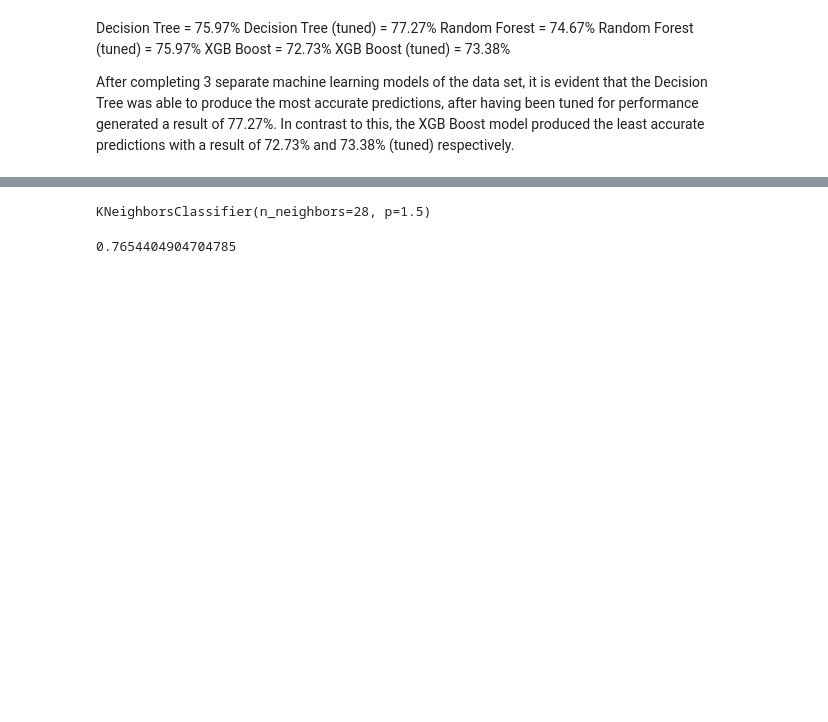
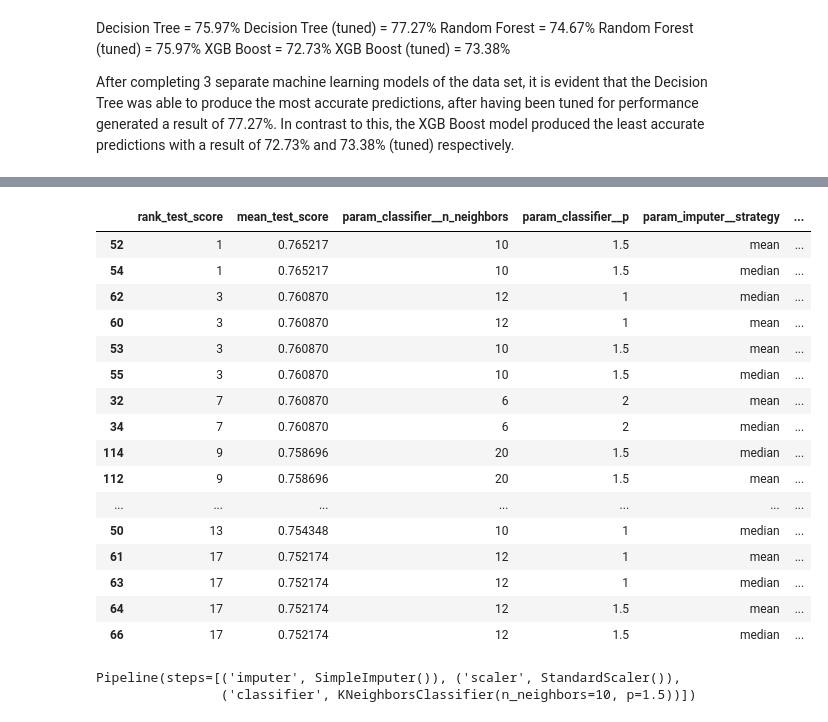
Before and after one commit to 4GeeksAcademy/Kransky_85_Decision_Tree_EDA, a Jupyter notebook: src/explore.ipynb, the cells around one changed output, grey strips where cells are left out. Cells and saved outputs as stored; diff of their text form; code cells hidden in the pictures; blank space fills up the shorter version.

```diff
--- a/src/explore.ipynb
+++ b/src/explore.ipynb
@@ -734,0 +659,5 @@ grid_search = GridSearchCV(knn, parameters_grid, scoring='accuracy')
+# %%
+X = total_data.drop("Outcome", axis = 1)
+y = total_data["Outcome"]
+
+X_train, X_test, y_train, y_test = train_test_split(X, y, test_size = 0.4, random_state = 42)
@@ -734,0 +676,12 @@ grid_search = GridSearchCV(knn, parameters_grid, scoring='accuracy')
+# %%
+from sklearn.preprocessing import StandardScaler, MinMaxScaler
+
+parameters_grid = {
+    'imputer__strategy' : ['mean', 'median'],
+    'scaler' : [StandardScaler(), MinMaxScaler()],
+    'classifier__n_neighbors' : K_values,
+    'classifier__p' : p_values
+}
+# %%
+grid_search = GridSearchCV(pipe, parameters_grid, scoring='accuracy')
+grid_search
@@ -746,9 +717,32 @@ grid_search.best_params_
+# %%
+CV_df.sort_values(by='rank_test_score').head(20)[[
+    'rank_test_score',
+    'mean_test_score',
+    'param_classifier__n_neighbors',
+    'param_classifier__p',
+    'param_imputer__strategy',
+    'param_scaler']]
+# %% [output]
+|  | rank_test_score | mean_test_score | param_classifier__n_neighbors | param_classifier__p | param_imputer__strategy | ... |
+| 52 | 1 | 0.765217 | 10 | 1.5 | mean | ... |
+| 54 | 1 | 0.765217 | 10 | 1.5 | median | ... |
+| 62 | 3 | 0.760870 | 12 | 1 | median | ... |
+| 60 | 3 | 0.760870 | 12 | 1 | mean | ... |
+| 53 | 3 | 0.760870 | 10 | 1.5 | mean | ... |
+| 55 | 3 | 0.760870 | 10 | 1.5 | median | ... |
+| 32 | 7 | 0.760870 | 6 | 2 | mean | ... |
+| 34 | 7 | 0.760870 | 6 | 2 | median | ... |
+| 114 | 9 | 0.758696 | 20 | 1.5 | median | ... |
+| 112 | 9 | 0.758696 | 20 | 1.5 | mean | ... |
+| ... | ... | ... | ... | ... | ... | ... |
+| 50 | 13 | 0.754348 | 10 | 1 | median | ... |
+| 61 | 17 | 0.752174 | 12 | 1 | mean | ... |
+| 63 | 17 | 0.752174 | 12 | 1 | median | ... |
+| 64 | 17 | 0.752174 | 12 | 1.5 | mean | ... |
+| 66 | 17 | 0.752174 | 12 | 1.5 | median | ... |
 # %%
-knn_optimal = grid_search.best_estimator_
-knn_optimal
+pipe_optimal = grid_search.best_estimator_
+pipe_optimal
 # %% [output]
-KNeighborsClassifier(n_neighbors=28, p=1.5)
+Pipeline(steps=[('imputer', SimpleImputer()), ('scaler', StandardScaler()),
+                ('classifier', KNeighborsClassifier(n_neighbors=10, p=1.5))])
-# %%
-grid_search.best_score_
-# %% [output]
-0.7654404904704785
```
Also changed, not shown: parts of 48 cells of this notebook.
